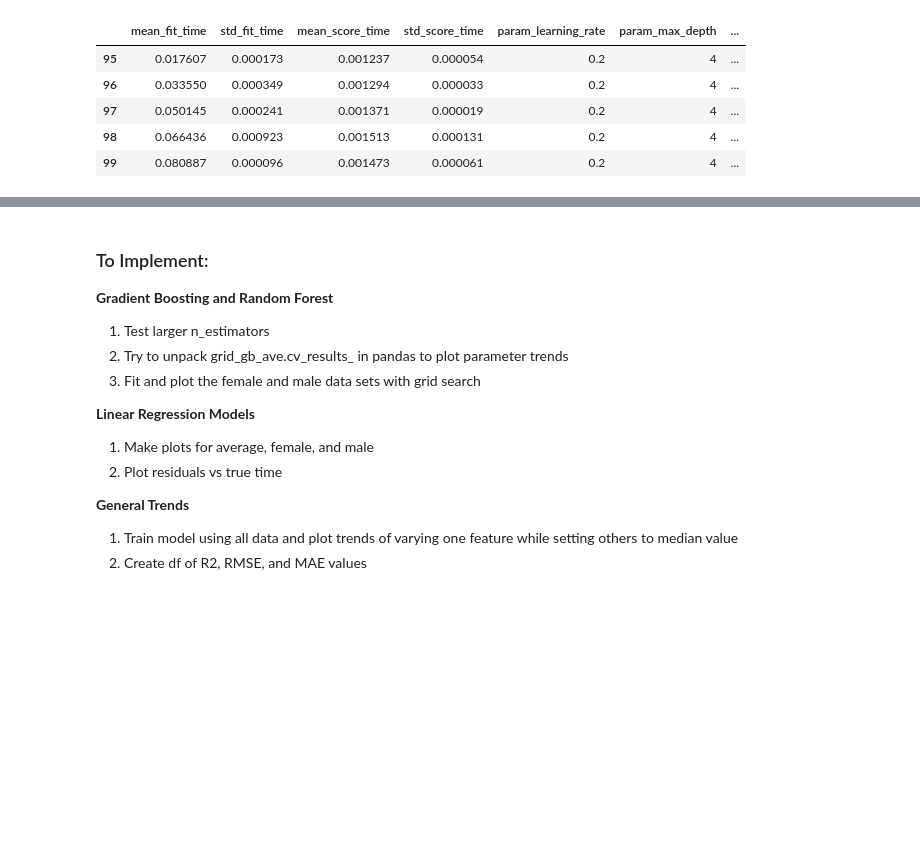
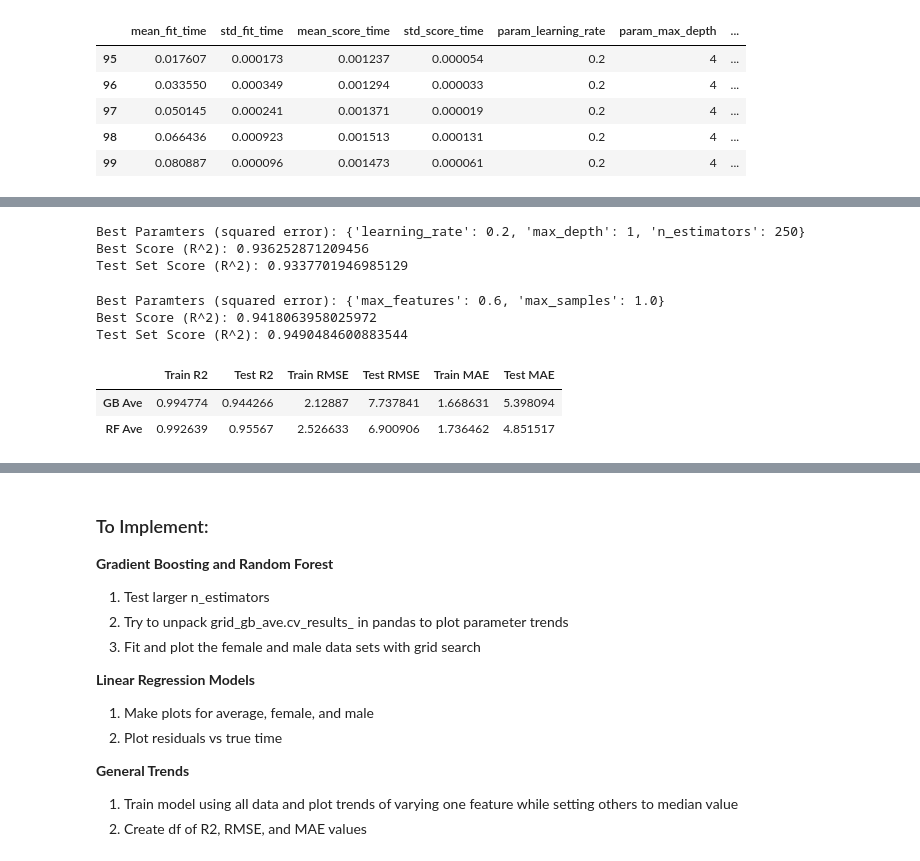
Before and after one commit to michael-p-k/MarathonPredictor, a Jupyter notebook: MarathonPredictor.ipynb, the cells around one changed output, grey strips where cells are left out. Cells and saved outputs as stored; diff of their text form; code cells hidden in the pictures; blank space fills up the shorter version.

```diff
--- a/MarathonPredictor.ipynb
+++ b/MarathonPredictor.ipynb
@@ -899,0 +975,22 @@ dict_keys(['mean_fit_time', 'std_fit_time', 'mean_score_time', 'std_score_time',
+# %%
+# Gradient Boosting Tree Ensembles: Grid Search with K-fold cross-validator
+from sklearn.model_selection import GridSearchCV
+# Training split uses K-fold cross validation
+from sklearn.model_selection import KFold
+
+shuffle_cv = KFold(n_splits=5, shuffle=True, random_state=0)
+grid_values = {'max_depth': [1, 2, 3, 4],
+               'learning_rate': [0.01, 0.02, 0.05, 0.1, 0.2],
+               'n_estimators': [50, 100, 150, 200, 250]}
+
+gb_check_ave = GradientBoostingRegressor(random_state=0)
+grid_gb_check_ave = GridSearchCV(gb_check_ave, param_grid = grid_values, cv=shuffle_cv)
+grid_gb_check_ave.fit(X_check_ave_train, y_check_ave_train)
+
+print(f'Best Paramters (squared error): {grid_gb_check_ave.best_params_}')
+print(f'Best Score (R^2): {grid_gb_check_ave.best_score_}')
+print(f'Test Set Score (R^2): {grid_gb_check_ave.score(X_check_ave_test, y_check_ave_test)}')
+# %% [output]
+Best Paramters (squared error): {'learning_rate': 0.2, 'max_depth': 1, 'n_estimators': 250}
+Best Score (R^2): 0.936252871209456
+Test Set Score (R^2): 0.9337701946985129
@@ -899,0 +1007,21 @@ dict_keys(['mean_fit_time', 'std_fit_time', 'mean_score_time', 'std_score_time',
+# %%
+# Random Forest Tree Ensembles: Grid Search with K-fold cross-validator
+from sklearn.model_selection import GridSearchCV
+# Training split uses K-fold cross validation
+from sklearn.model_selection import KFold
+
+shuffle_cv = KFold(n_splits=5, shuffle=True, random_state=0)
+grid_values = {'max_features': [0.2, 0.25, 0.3, 0.35, 0.4, 0.6, 1.0],
+               'max_samples': [0.6, 0.8, 1.0]}
+
+rf_shuffle_ave = RandomForestRegressor(n_estimators=250, random_state=0)
+grid_rf_shuffle_ave = GridSearchCV(rf_shuffle_ave, param_grid = grid_values, cv=shuffle_cv)
+grid_rf_shuffle_ave.fit(X_check_ave_train, y_check_ave_train)
+
+print(f'Best Paramters (squared error): {grid_rf_shuffle_ave.best_params_}')
+print(f'Best Score (R^2): {grid_rf_shuffle_ave.best_score_}')
+print(f'Test Set Score (R^2): {grid_rf_shuffle_ave.score(X_check_ave_test, y_check_ave_test)}')
+# %% [output]
+Best Paramters (squared error): {'max_features': 0.6, 'max_samples': 1.0}
+Best Score (R^2): 0.9418063958025972
+Test Set Score (R^2): 0.9490484600883544
@@ -899,0 +1033,37 @@ dict_keys(['mean_fit_time', 'std_fit_time', 'mean_score_time', 'std_score_time',
+# %%
+# Create df to store model performance metrics
+ave_perf_df = pd.DataFrame(columns={'Train R2':[],'Test R2':[],
+                            'Train RMSE':[],'Test RMSE':[],'Train MAE':[],'Test MAE':[]})
+
+# Calculate R2 values
+ave_perf_df.loc['GB Ave','Train R2'] = grid_gb_check_ave.score(X_check_ave_train, y_check_ave_train)
+ave_perf_df.loc['GB Ave','Test R2'] = grid_gb_check_ave.score(X_check_ave_test, y_check_ave_test)
+ave_perf_df.loc['RF Ave','Train R2'] = grid_rf_shuffle_ave.score(X_check_ave_train, y_check_ave_train)
+ave_perf_df.loc['RF Ave','Test R2'] = grid_rf_shuffle_ave.score(X_check_ave_test, y_check_ave_test)
+
+# Calculate residuals, MAE, and RMSE
+gb_train_resid = (y_check_ave_train - grid_gb_check_ave.predict(X_check_ave_train))/60
+gb_test_resid = (y_check_ave_test - grid_gb_check_ave.predict(X_check_ave_test))/60
+rf_train_resid = (y_check_ave_train - grid_rf_shuffle_ave.predict(X_check_ave_train))/60
+rf_test_resid = (y_check_ave_test - grid_rf_shuffle_ave.predict(X_check_ave_test))/60
+
+ave_perf_df.loc['GB Ave','Train MAE'] = (np.absolute(gb_train_resid)).mean()
+ave_perf_df.loc['GB Ave','Test MAE'] = (np.absolute(gb_test_resid)).mean()
+ave_perf_df.loc['RF Ave','Train MAE'] = (np.absolute(rf_train_resid)).mean()
+ave_perf_df.loc['RF Ave','Test MAE'] = (np.absolute(rf_test_resid)).mean()
+
+ave_perf_df.loc['GB Ave','Train RMSE'] = ((gb_train_resid**2).mean())**0.5
+ave_perf_df.loc['GB Ave','Test RMSE'] = ((gb_test_resid**2).mean())**0.5
+ave_perf_df.loc['RF Ave','Train RMSE'] = ((rf_train_resid**2).mean())**0.5
+ave_perf_df.loc['RF Ave','Test RMSE'] = ((rf_test_resid**2).mean())**0.5
+
+# Set 'Model' and 'Train/Test' cols
+# ave_perf_df['Model'] = ave_perf_df.index
+# ave_perf_df['Train/Test'] = ave_perf_df.apply(lambda x: (x.Model).split()[1], axis=1)
+# ave_perf_df['Model'] = ave_perf_df.apply(lambda x: (x.Model).split()[0], axis=1)
+
+ave_perf_df
+# %% [output]
+|  | Train R2 | Test R2 | Train RMSE | Test RMSE | Train MAE | Test MAE |
+| GB Ave | 0.994774 | 0.944266 | 2.12887 | 7.737841 | 1.668631 | 5.398094 |
+| RF Ave | 0.992639 | 0.95567 | 2.526633 | 6.900906 | 1.736462 | 4.851517 |
```
Also changed, not shown: parts of 14 cells of this notebook.
